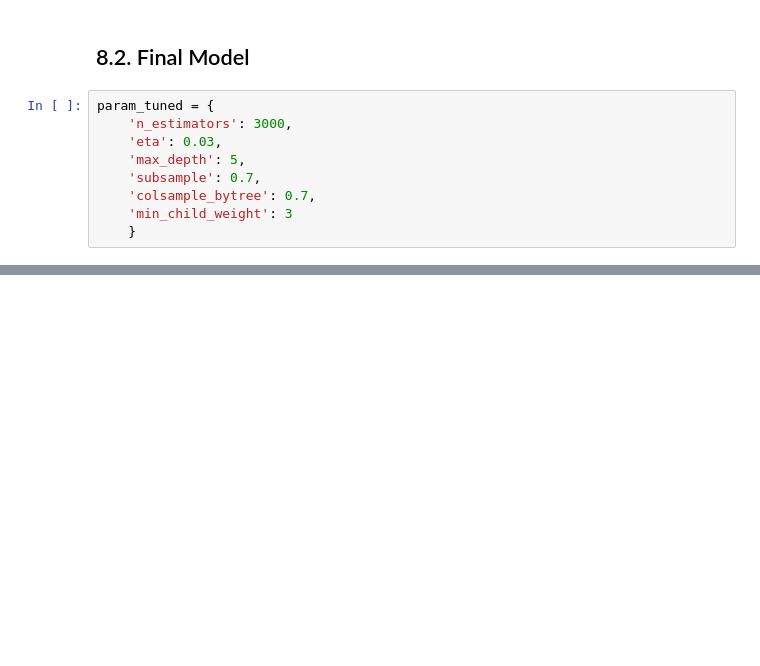
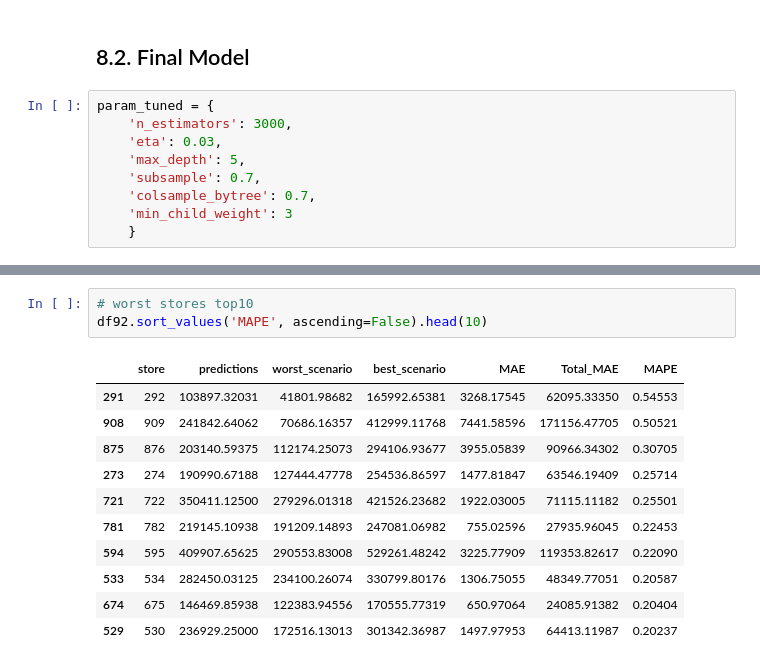
Before and after one commit to RaulBelarmino/rossman-predict-sales, a Jupyter notebook: rossman-predict-ds-em-producao.ipynb, the cells around one changed output, grey strips where cells are left out. Cells and saved outputs as stored; diff of their text form; blank space fills up the shorter version.

```diff
--- a/rossman-predict-ds-em-producao.ipynb
+++ b/rossman-predict-ds-em-producao.ipynb
@@ -1215,0 +1257,15 @@ import pickle
+# %%
+# worst stores top10
+df92.sort_values('MAPE', ascending=False).head(10)
+# %% [output]
+|  | store | predictions | worst_scenario | best_scenario | MAE | Total_MAE | MAPE |
+| 291 | 292 | 103897.32031 | 41801.98682 | 165992.65381 | 3268.17545 | 62095.33350 | 0.54553 |
+| 908 | 909 | 241842.64062 | 70686.16357 | 412999.11768 | 7441.58596 | 171156.47705 | 0.50521 |
+| 875 | 876 | 203140.59375 | 112174.25073 | 294106.93677 | 3955.05839 | 90966.34302 | 0.30705 |
+| 273 | 274 | 190990.67188 | 127444.47778 | 254536.86597 | 1477.81847 | 63546.19409 | 0.25714 |
+| 721 | 722 | 350411.12500 | 279296.01318 | 421526.23682 | 1922.03005 | 71115.11182 | 0.25501 |
+| 781 | 782 | 219145.10938 | 191209.14893 | 247081.06982 | 755.02596 | 27935.96045 | 0.22453 |
+| 594 | 595 | 409907.65625 | 290553.83008 | 529261.48242 | 3225.77909 | 119353.82617 | 0.22090 |
+| 533 | 534 | 282450.03125 | 234100.26074 | 330799.80176 | 1306.75055 | 48349.77051 | 0.20587 |
+| 674 | 675 | 146469.85938 | 122383.94556 | 170555.77319 | 650.97064 | 24085.91382 | 0.20404 |
+| 529 | 530 | 236929.25000 | 172516.13013 | 301342.36987 | 1497.97953 | 64413.11987 | 0.20237 |
```
Also changed, not shown: parts of 31 cells of this notebook, 4 other files.
